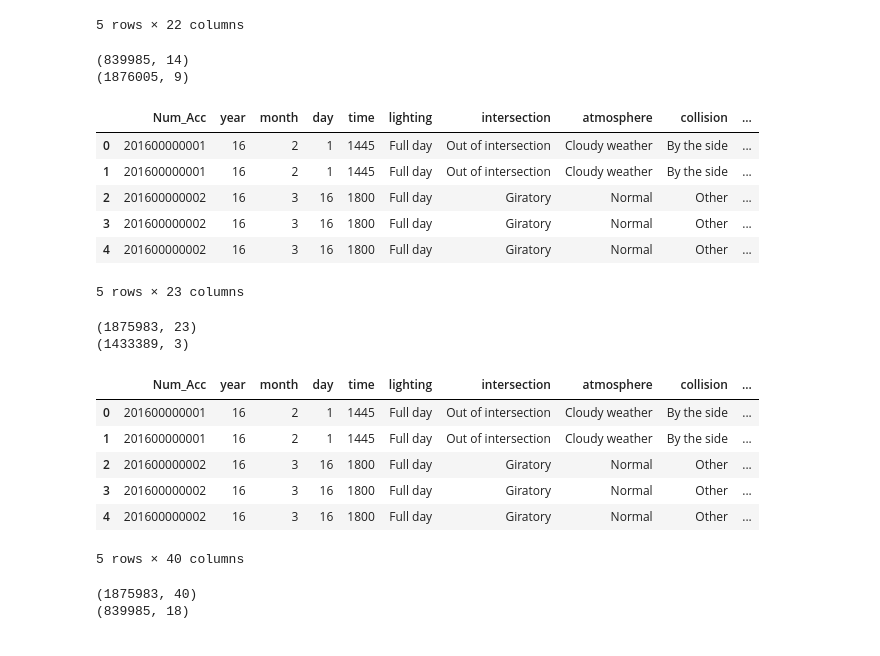
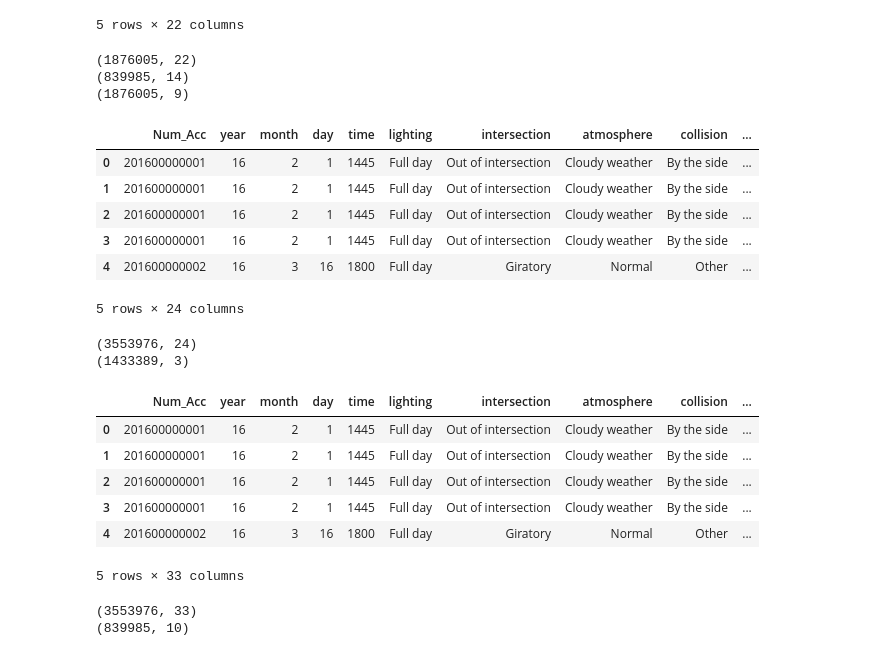
Before and after one commit to jedidiah-oladele/Accidents-In-France, a Jupyter notebook: datasets_preprocessing.ipynb, the cells around one changed output. Saved outputs shown, nothing was run; the diff lists cells and outputs as text; code cells hidden in the pictures.

Commit message:
Dataset merged

```diff
--- a/datasets_preprocessing.ipynb
+++ b/datasets_preprocessing.ipynb
@@ -158,8 +175,8 @@ charac_df["GPS"] = charac_df["GPS"].map(GPS_map)
 # %% [markdown]
 ## Merging datasets
 # %%
-df = pd.merge(charac_df, users_df)
-df.head()
+merged_df = pd.merge(charac_df, users_df, on="Num_Acc", how="left")
+merged_df.head()
 # %% [output]
 |  | Num_Acc | year | month | day | time | lighting | intersection | atmosphere | collision | ... |
 | 0 | 201600000001 | 16 | 2 | 1 | 1445 | Full day | Out of intersection | Cloudy weather | By the side | ... |
@@ -169,44 +186,45 @@ df.head()
 | 4 | 201600000002 | 16 | 3 | 16 | 1800 | Full day | Giratory | Normal | Other | ... |
 5 rows × 22 columns
 # %%
-print(df.shape)
+print(merged_df.shape)
 print(charac_df.shape)
 print(users_df.shape)
 # %% [output]
+(1876005, 22)
 (839985, 14)
 (1876005, 9)
 # %%
-df = pd.merge(df, vehicles_df)
-df.head()
+merged_df = pd.merge(merged_df, vehicles_df, on="Num_Acc", how="left")
+merged_df.head()
 # %% [output]
 |  | Num_Acc | year | month | day | time | lighting | intersection | atmosphere | collision | ... |
 | 0 | 201600000001 | 16 | 2 | 1 | 1445 | Full day | Out of intersection | Cloudy weather | By the side | ... |
 | 1 | 201600000001 | 16 | 2 | 1 | 1445 | Full day | Out of intersection | Cloudy weather | By the side | ... |
-| 2 | 201600000002 | 16 | 3 | 16 | 1800 | Full day | Giratory | Normal | Other | ... |
-| 3 | 201600000002 | 16 | 3 | 16 | 1800 | Full day | Giratory | Normal | Other | ... |
+| 2 | 201600000001 | 16 | 2 | 1 | 1445 | Full day | Out of intersection | Cloudy weather | By the side | ... |
+| 3 | 201600000001 | 16 | 2 | 1 | 1445 | Full day | Out of intersection | Cloudy weather | By the side | ... |
 | 4 | 201600000002 | 16 | 3 | 16 | 1800 | Full day | Giratory | Normal | Other | ... |
-5 rows × 23 columns
+5 rows × 24 columns
 # %%
-print(df.shape)
+print(merged_df.shape)
 print(vehicles_df.shape)
 # %% [output]
-(1875983, 23)
+(3553976, 24)
 (1433389, 3)
 # %%
-df = pd.merge(df, places_df)
-df.head()
+merged_df = pd.merge(merged_df, places_df, on="Num_Acc", how="left")
+merged_df.head()
 # %% [output]
 |  | Num_Acc | year | month | day | time | lighting | intersection | atmosphere | collision | ... |
 | 0 | 201600000001 | 16 | 2 | 1 | 1445 | Full day | Out of intersection | Cloudy weather | By the side | ... |
 | 1 | 201600000001 | 16 | 2 | 1 | 1445 | Full day | Out of intersection | Cloudy weather | By the side | ... |
-| 2 | 201600000002 | 16 | 3 | 16 | 1800 | Full day | Giratory | Normal | Other | ... |
-| 3 | 201600000002 | 16 | 3 | 16 | 1800 | Full day | Giratory | Normal | Other | ... |
+| 2 | 201600000001 | 16 | 2 | 1 | 1445 | Full day | Out of intersection | Cloudy weather | By the side | ... |
+| 3 | 201600000001 | 16 | 2 | 1 | 1445 | Full day | Out of intersection | Cloudy weather | By the side | ... |
 | 4 | 201600000002 | 16 | 3 | 16 | 1800 | Full day | Giratory | Normal | Other | ... |
-5 rows × 40 columns
+5 rows × 33 columns
 # %%
-print(df.shape)
+print(merged_df.shape)
 print(places_df.shape)
 # %% [output]
-(1875983, 40)
-(839985, 18)
+(3553976, 33)
+(839985, 10)
 # %%
```
Also changed, not shown: parts of 5 cells of this notebook.
